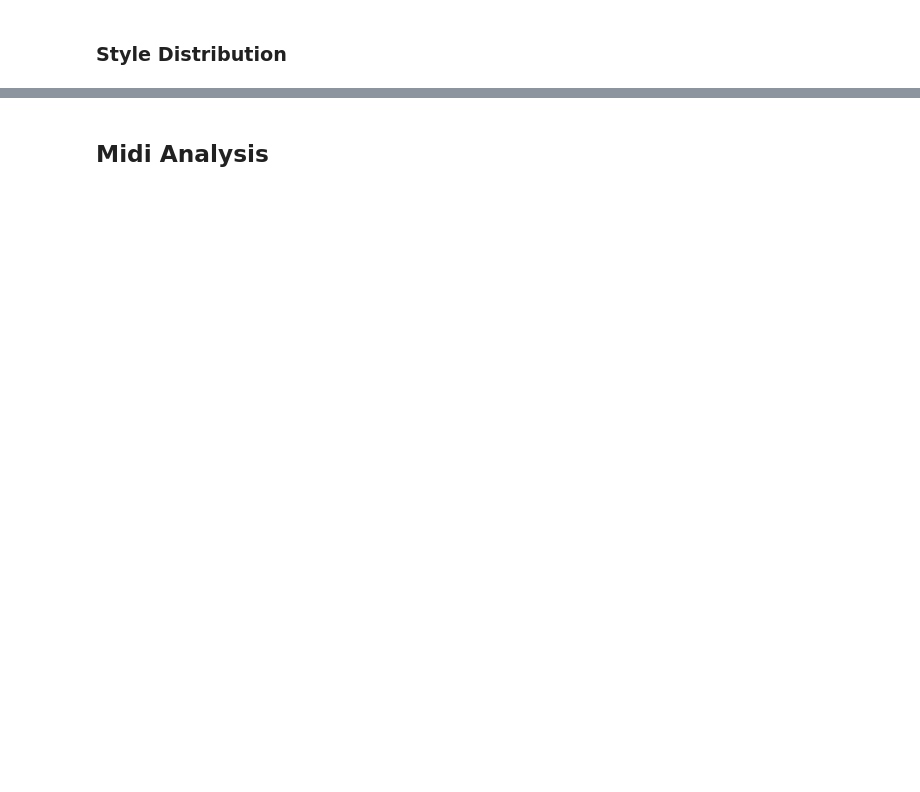
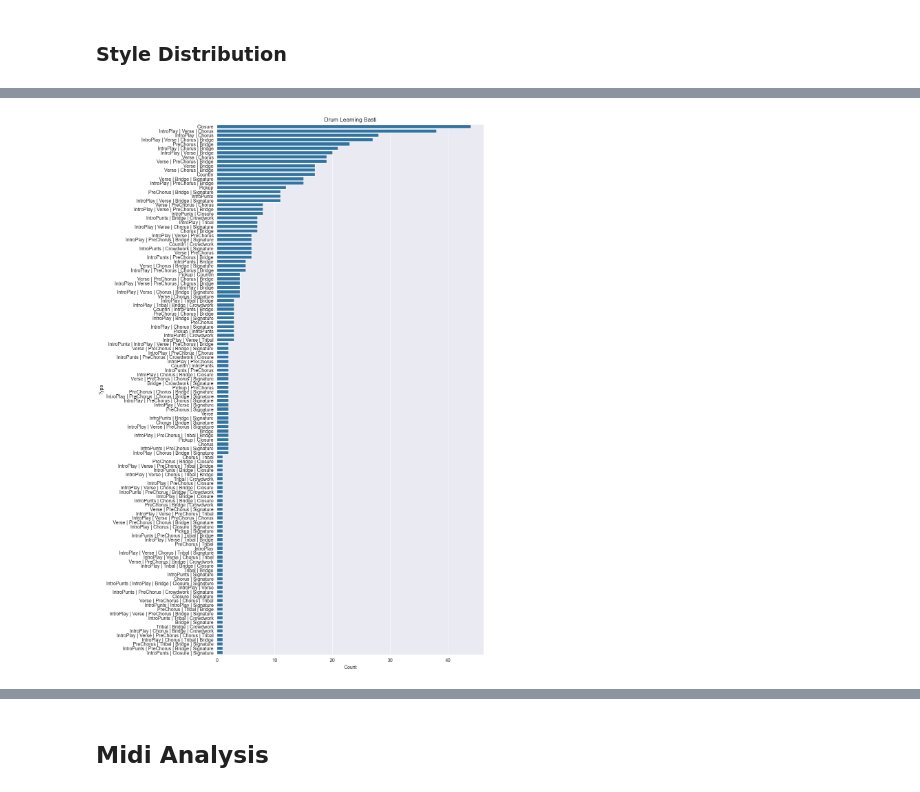
Before and after one commit to FlowkoHinti/GroovePal, a Jupyter notebook: EDA/MidiAnalysis.ipynb, the cells around one changed output, grey strips where cells are left out. Drawn from its saved outputs; the diff is of its cells as text; code cells hidden in the pictures; blank space fills up the shorter version.

```diff
--- a/EDA/MidiAnalysis.ipynb
+++ b/EDA/MidiAnalysis.ipynb
@@ -101,2 +107,11 @@ plt.show()
 # %%
 # Plot the distribution of types in basti
+fig, ax = plt.subplots(1, 1, figsize=(10, 20))
+sns.countplot(data=meta_mb, y='type', order=meta_mb['type'].value_counts().index, ax=ax)
+ax.set_title('Drum Learning Basti')
+ax.set_ylabel('Type')
+ax.set_xlabel('Count')
+
+plt.show()
+# %% [output]
+[figure, added]
```
Also changed, not shown: parts of 8 cells of this notebook, 1 other file.
